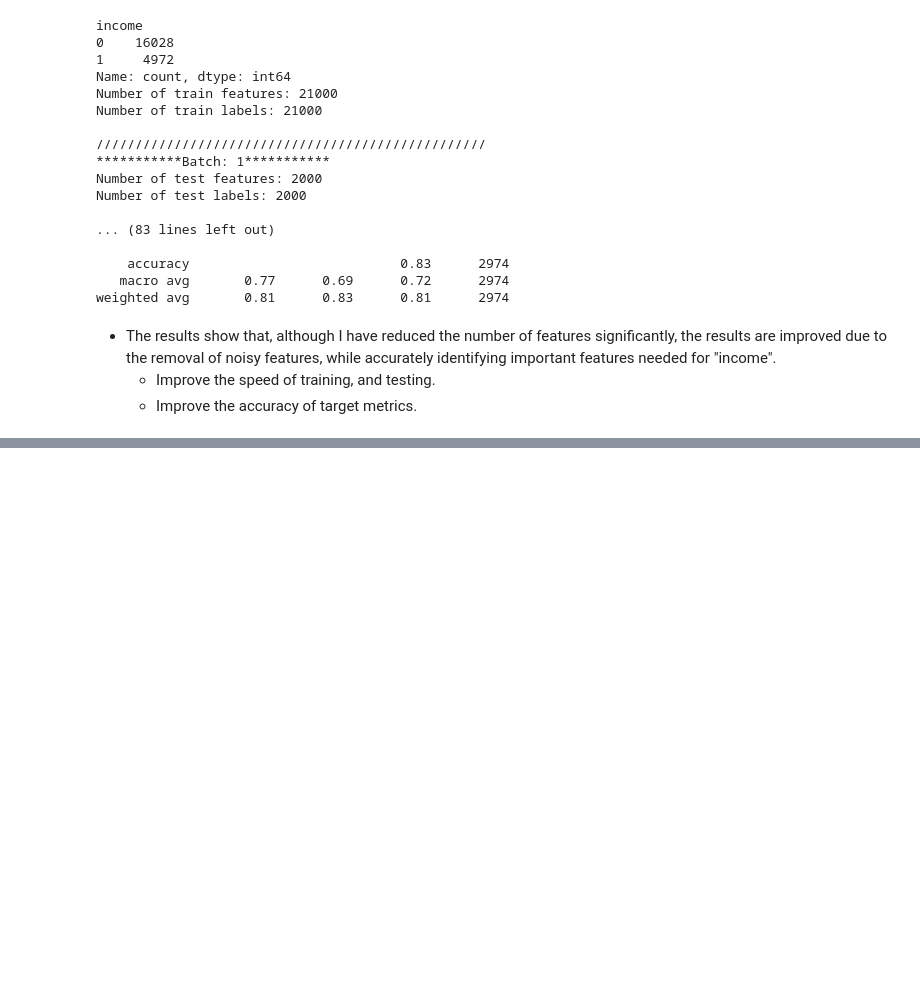
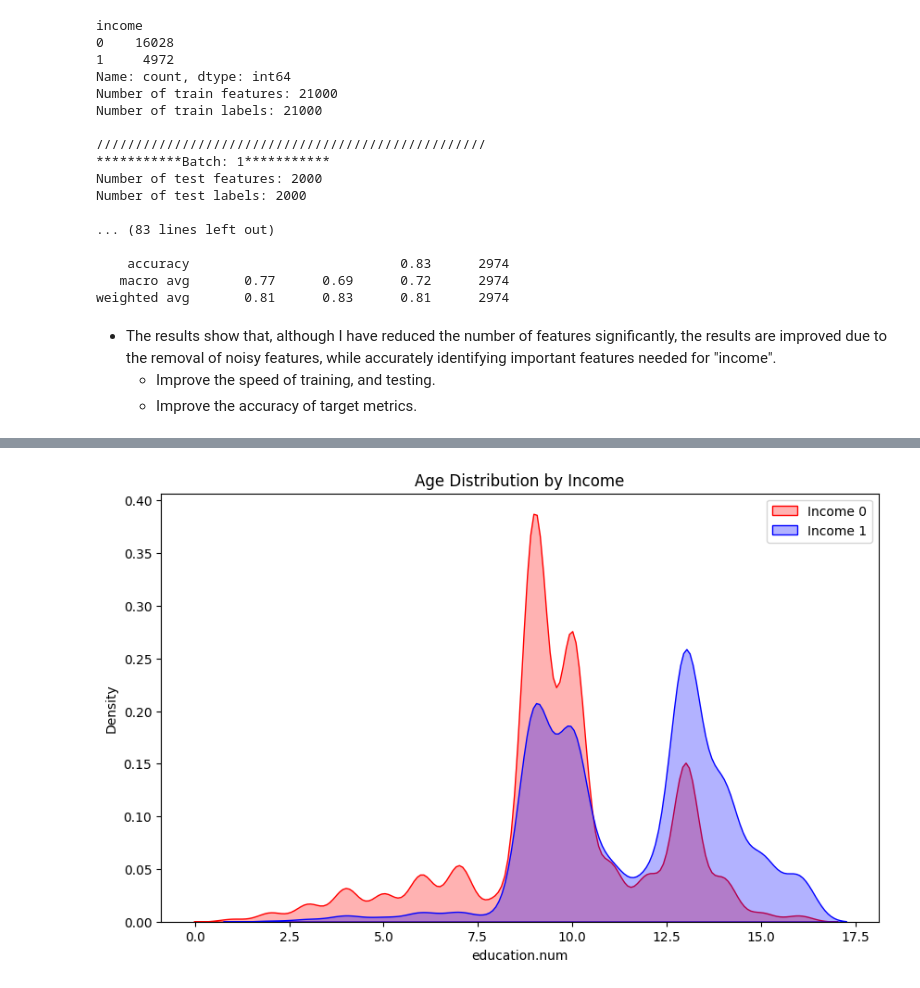
Before and after one commit to Hoanha2101/DataMining, a Jupyter notebook: data_mining.ipynb, the cells around one changed output, grey strips where cells are left out. Cells and saved outputs as stored; diff of their text form; code cells hidden in the pictures; blank space fills up the shorter version.

```diff
--- a/data_mining.ipynb
+++ b/data_mining.ipynb
@@ -1092,0 +1129,9 @@ weighted avg       0.81      0.83      0.81      2974
+# %%
+plt.figure(figsize=(10, 6))
+sns.kdeplot(data=over_df[over_df['income'] == 0], x='education.num', label='Income 0', fill=True, color='red', alpha=0.3)
+sns.kdeplot(data=over_df[over_df['income'] == 1], x='education.num', label='Income 1', fill=True, color='blue', alpha=0.3)
+plt.title('Age Distribution by Income')
+plt.legend()
+plt.show()
+# %% [output]
+[figure, added]
```
Also changed, not shown: parts of 17 cells of this notebook, 1 other file.
